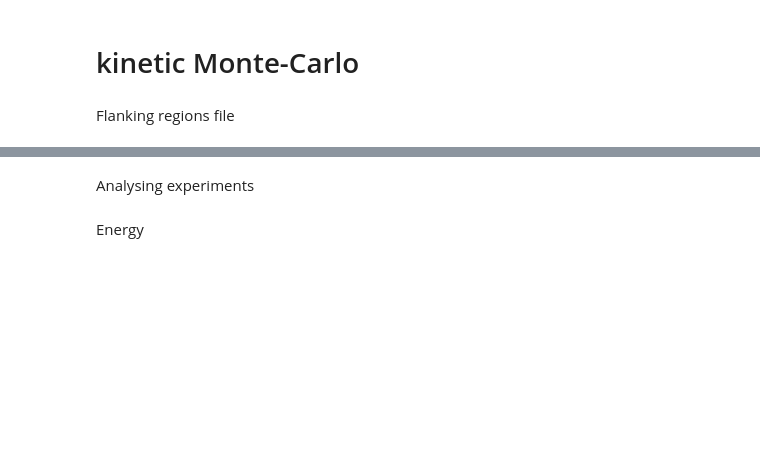
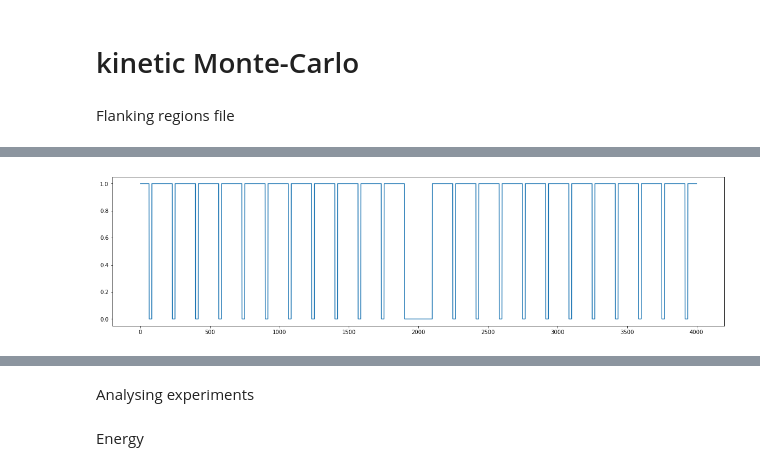
Before and after one commit to Alexwestbrook/mnhn-internship_DeepCNN_ChIP-seq, a Jupyter notebook: Sequence_design.ipynb, the cells around one changed output, grey strips where cells are left out. Saved outputs shown, nothing was run; the diff lists cells and outputs as text; code cells hidden in the pictures; blank space fills up the shorter version.

```diff
--- a/Sequence_design.ipynb
+++ b/Sequence_design.ipynb
@@ -56,0 +110,12 @@ Flanking regions file
+# %%
+length = 4000
+midlen = 200
+tile = np.array([1]*147 + [0]*20)
+regnucs = np.tile(tile, length // (2*len(tile)) + 1)[:length // 2 - midlen // 2]
+target = np.concatenate([np.flip(regnucs), [0]*midlen, regnucs])
+fig, ax = plt.subplots(1, 1, figsize=(20, 5))
+ax.plot(target)
+# np.savez('/home/alex/shared_folder/SCerevisiae/generated/targets/4kb_sharpnuc147_linker20_middepleted1kb.npz', forward=target, reverse=target)
+# np.savez('/home/alex/shared_folder/SCerevisiae/generated/targets/4kb_sharpnuc147_linker20_middepleted200b.npz', forward=target, reverse=target)
+# %% [output]
+[figure, added]
```
Also changed, not shown: parts of 43 cells of this notebook, 1 other file.
